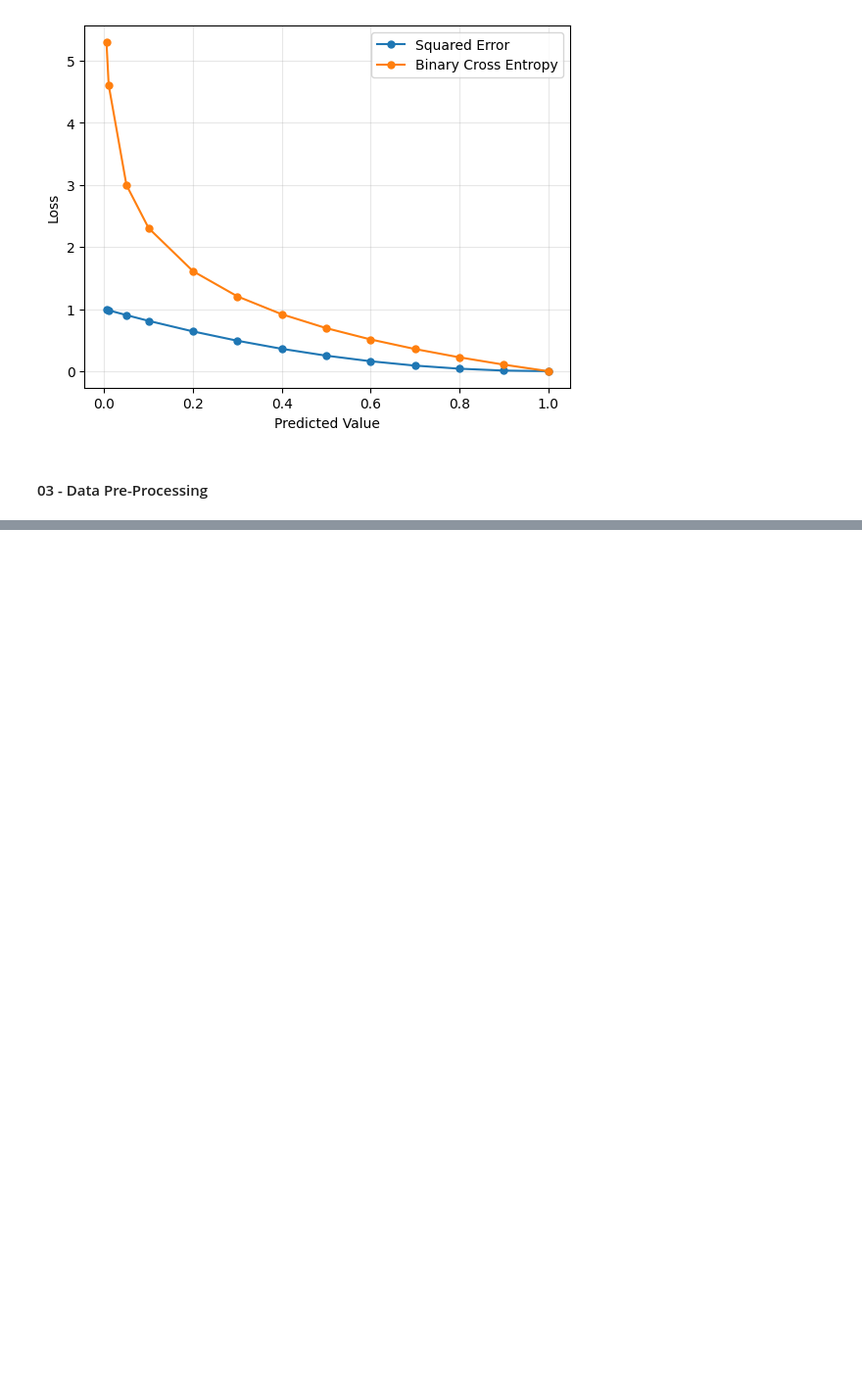
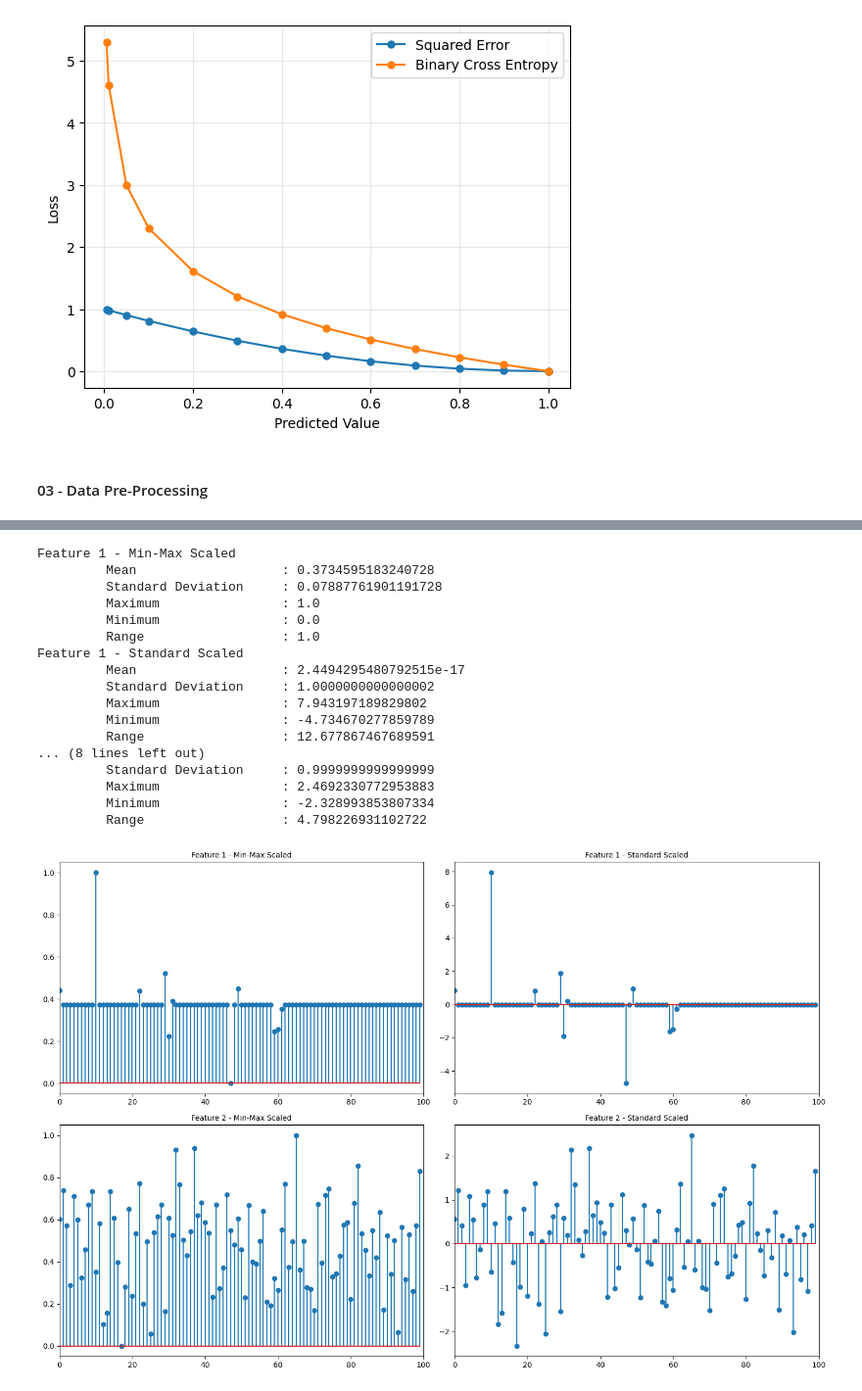
Before and after one commit to pulasthi-u/en3150-assignment01, a Jupyter notebook: A01.ipynb, the cells around one changed output, grey strips where cells are left out. Shown at 98% size. Drawn from its saved outputs; the diff is of its cells as text; code cells hidden in the pictures; blank space fills up the shorter version.

```diff
--- a/A01.ipynb
+++ b/A01.ipynb
@@ -234,0 +235,78 @@ Feature 2 - Max-Abs Scaled
+# %%
+def min_max_scale(feature):
+    minimum = np.min(feature)
+    maximum = np.max(feature)
+    if maximum == minimum: # Avoid division by zero
+        return feature
+    return (feature - minimum) / (maximum - minimum)
+
+def standard_scale(feature):
+    mean = np.mean(feature)
+    std_dev = np.std(feature)
+    if std_dev == 0: # Avoid division by zero
+        return feature
+    return (feature - mean) / std_dev
+
+plt.figure(figsize=(15, 10))
+
+plt.subplot(2, 2, 1)
+plt.title("Feature 1 - Min-Max Scaled", fontsize=10)
+plt.xlim(0, signal_length)
+plt.xticks(fontsize=10)
+plt.yticks(fontsize=10)
+plt.stem(min_max_scale(sparse_signal))
+
+print ("Feature 1 - Min-Max Scaled")
+print_summary_statistics(min_max_scale(sparse_signal))
+
+plt.subplot(2, 2, 2)
+plt.title("Feature 1 - Standard Scaled", fontsize=10)
+plt.xlim(0, signal_length)
+plt.xticks(fontsize=10)
+plt.yticks(fontsize=10)
+plt.stem(standard_scale(sparse_signal))
+
+print ("Feature 1 - Standard Scaled")
+print_summary_statistics(standard_scale(sparse_signal))
+
+plt.subplot(2, 2, 3)
+plt.title("Feature 2 - Min-Max Scaled", fontsize=10)
+plt.xlim(0, signal_length)
+plt.xticks(fontsize=10)
+plt.yticks(fontsize=10)
+plt.stem(min_max_scale(epsilon))
+
+print ("Feature 2 - Min-Max Scaled")
+print_summary_statistics(min_max_scale(epsilon))
+
+plt.subplot(2, 2, 4)
+plt.title("Feature 2 - Standard Scaled", fontsize=10)
+plt.xlim(0, signal_length)
+plt.xticks(fontsize=10)
+plt.yticks(fontsize=10)
+plt.stem(standard_scale(epsilon))
+
+print ("Feature 2 - Standard Scaled")
+print_summary_statistics(standard_scale(epsilon))
+
+plt.tight_layout()
+plt.show()
+# %% [output]
+Feature 1 - Min-Max Scaled
+         Mean                   : 0.3734595183240728
+         Standard Deviation     : 0.07887761901191728
+         Maximum                : 1.0
+         Minimum                : 0.0
+         Range                  : 1.0
+Feature 1 - Standard Scaled
+         Mean                   : 2.4494295480792515e-17
+         Standard Deviation     : 1.0000000000000002
+         Maximum                : 7.943197189829802
+         Minimum                : -4.734670277859789
+         Range                  : 12.677867467689591
+... (8 lines left out)
+         Standard Deviation     : 0.9999999999999999
+         Maximum                : 2.4692330772953883
+         Minimum                : -2.328993853807334
+         Range                  : 4.798226931102722
+[figure, added]
```
Also changed, not shown: parts of 3 cells of this notebook, 10 other files.
